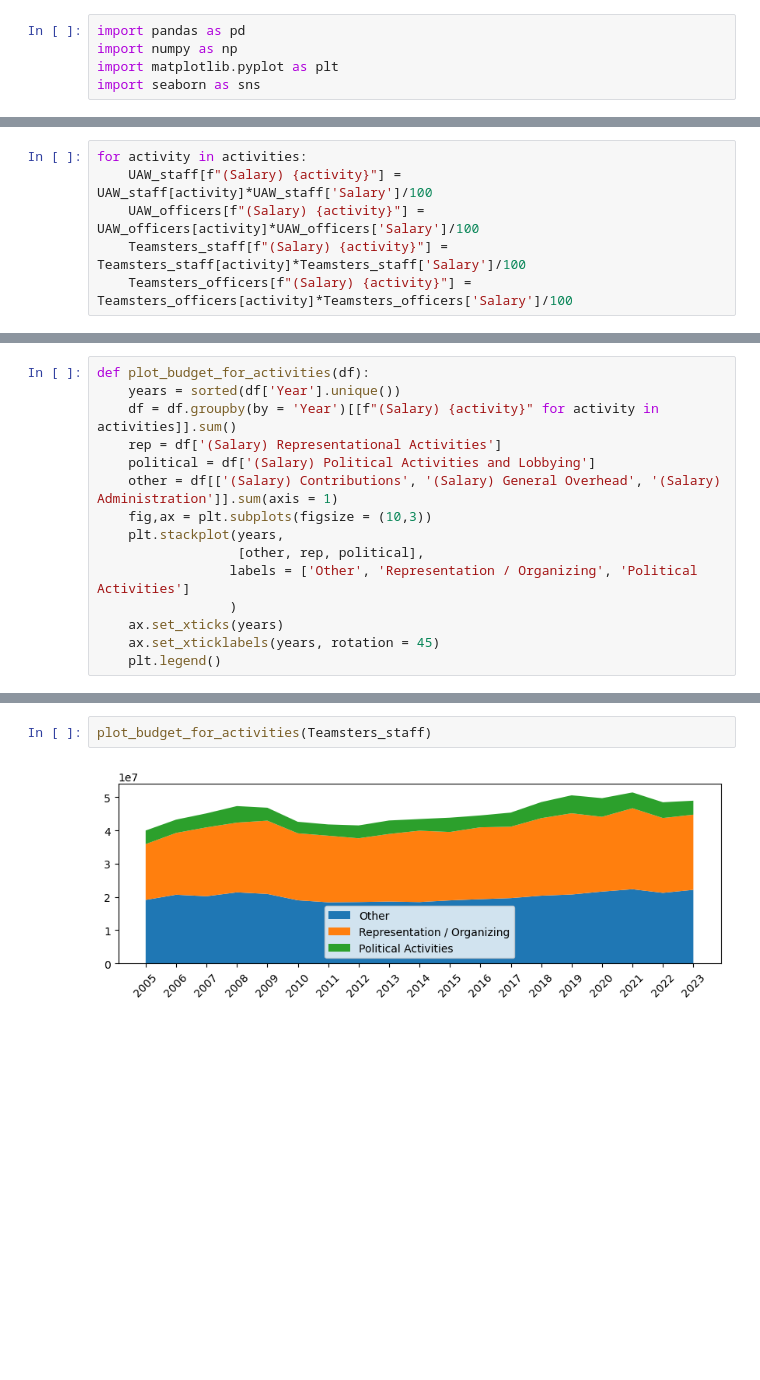
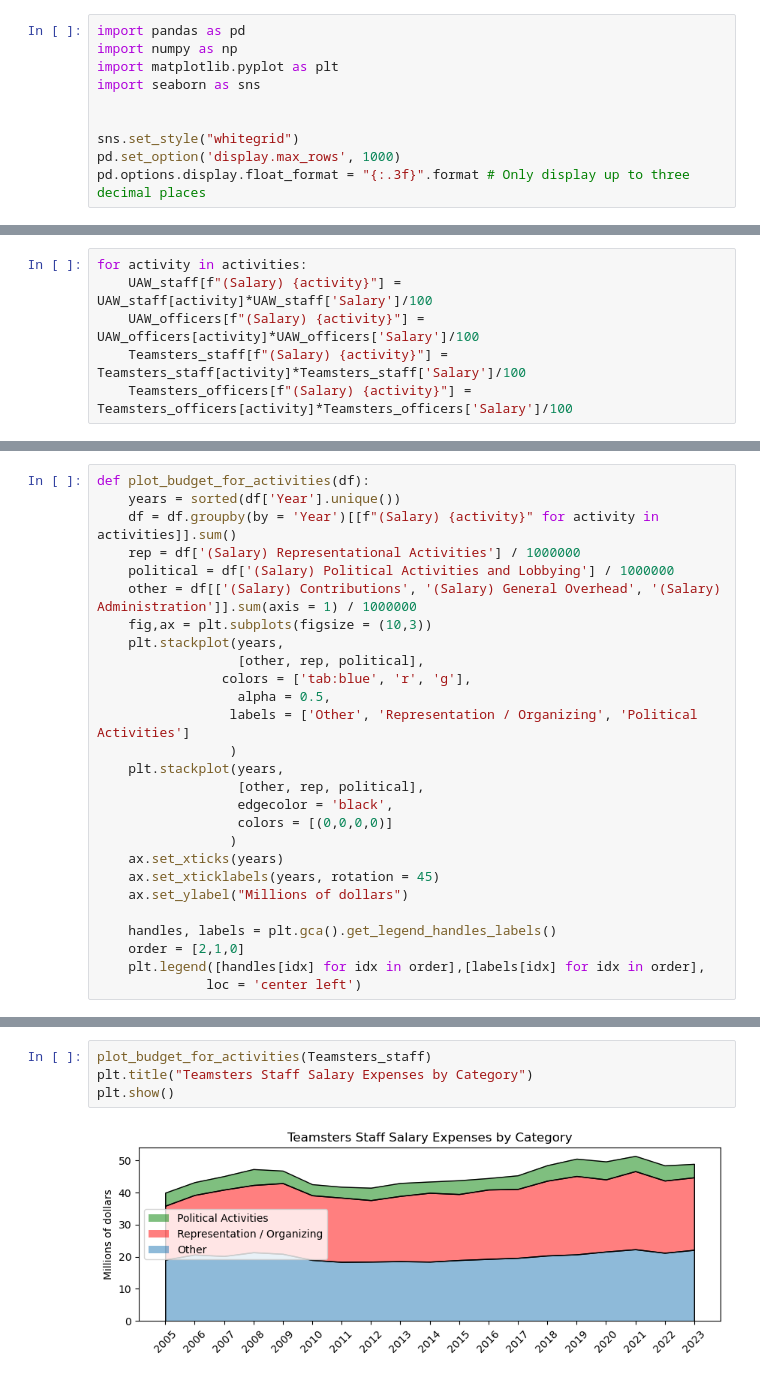
Before and after one commit to AmziJeffs/LaborData, a Jupyter notebook: staffing_analysis.ipynb, the cells around one changed output, grey strips where cells are left out. Saved outputs shown, nothing was run; the diff lists cells and outputs as text; blank space fills up the shorter version.

Commit message:
Seaborn plot formatting

```diff
--- a/staffing_analysis.ipynb
+++ b/staffing_analysis.ipynb
@@ -3,6 +3,11 @@ import pandas as pd
 import numpy as np
 import matplotlib.pyplot as plt
 import seaborn as sns
+
+
+sns.set_style("whitegrid")
+pd.set_option('display.max_rows', 1000)
+pd.options.display.float_format = "{:.3f}".format # Only display up to three decimal places
 # %%
 UAW_staff_by_year = [pd.read_csv(f"documents/UAW LM2s/{year}_staff.csv") for year in range(2005,2024)]
 UAW_officers_by_year = [pd.read_csv(f"documents/UAW LM2s/{year}_officers.csv") for year in range(2005,2024)]
@@ -201,16 +207,28 @@ UAW_staff.groupby(by = 'Year')[[f"(Salary) {activity}" for activity in activitie
 def plot_budget_for_activities(df):
     years = sorted(df['Year'].unique())
     df = df.groupby(by = 'Year')[[f"(Salary) {activity}" for activity in activities]].sum()
-    rep = df['(Salary) Representational Activities']
-    political = df['(Salary) Political Activities and Lobbying']
-    other = df[['(Salary) Contributions', '(Salary) General Overhead', '(Salary) Administration']].sum(axis = 1)
+    rep = df['(Salary) Representational Activities'] / 1000000
+    political = df['(Salary) Political Activities and Lobbying'] / 1000000
+    other = df[['(Salary) Contributions', '(Salary) General Overhead', '(Salary) Administration']].sum(axis = 1) / 1000000
     fig,ax = plt.subplots(figsize = (10,3))
     plt.stackplot(years,
                   [other, rep, political],
+                colors = ['tab:blue', 'r', 'g'],
+                  alpha = 0.5,
                  labels = ['Other', 'Representation / Organizing', 'Political Activities']
+                 )
+    plt.stackplot(years,
+                  [other, rep, political],
+                  edgecolor = 'black',
+                  colors = [(0,0,0,0)]
                  )
     ax.set_xticks(years)
     ax.set_xticklabels(years, rotation = 45)
-    plt.legend()
+    ax.set_ylabel("Millions of dollars")
+
+    handles, labels = plt.gca().get_legend_handles_labels()
+    order = [2,1,0]
+    plt.legend([handles[idx] for idx in order],[labels[idx] for idx in order],
+              loc = 'center left')
 # %%
 plot_budget_for_activities(UAW_staff)
@@ -223,4 +245,6 @@ plot_budget_for_activities(UAW_officers)
 # %%
 plot_budget_for_activities(Teamsters_staff)
+plt.title("Teamsters Staff Salary Expenses by Category")
+plt.show()
 # %% [output]
-[figure, old version]
+[figure, new version]
```
Also changed, not shown: parts of 13 cells of this notebook.
